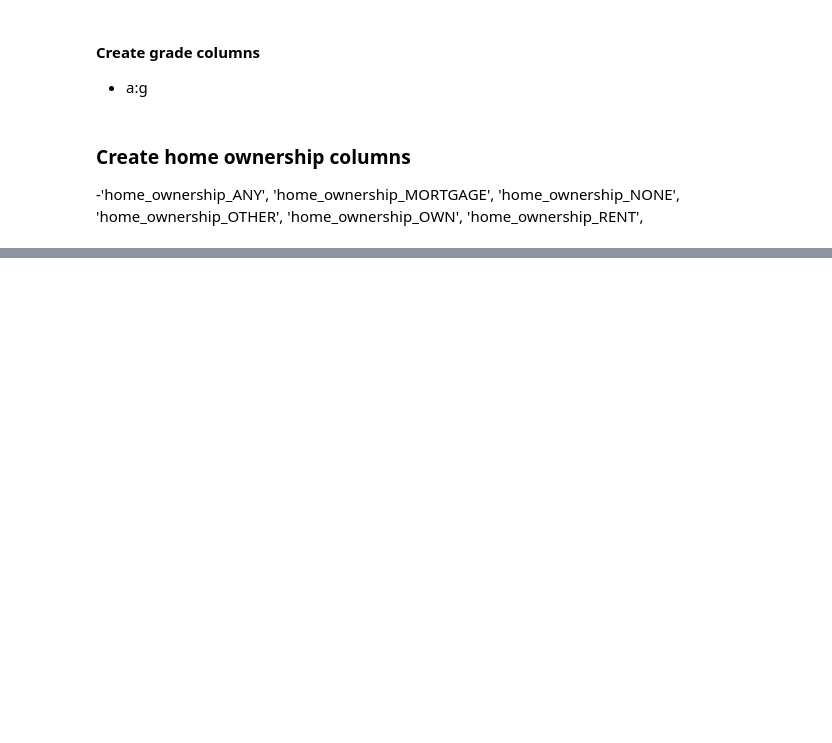
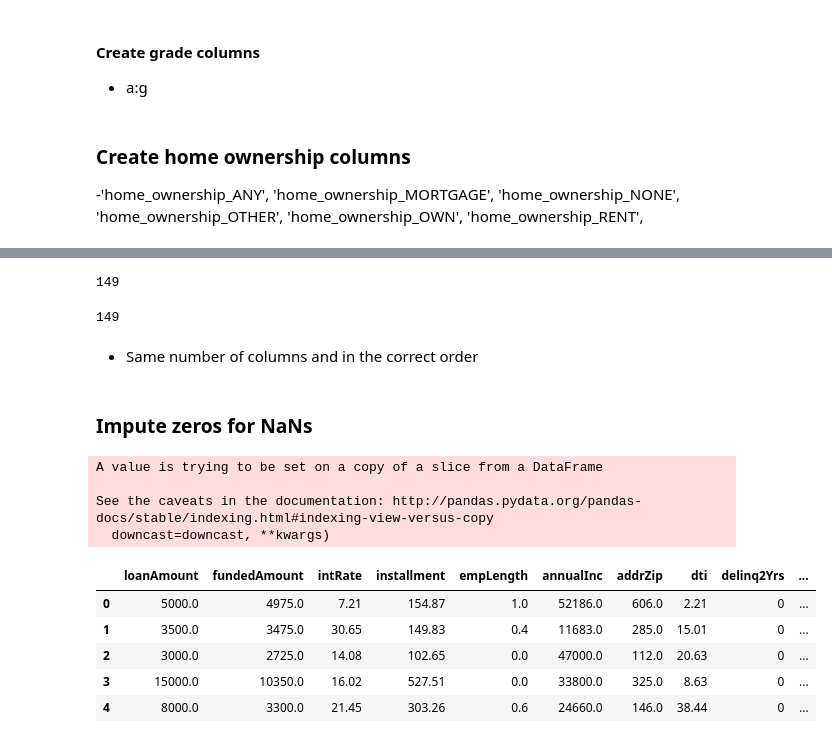
Before and after one commit to jonhilgart22/lending_club_automation, a Jupyter notebook: API_calls.ipynb, the cells around one changed output, grey strips where cells are left out. Saved outputs shown, nothing was run; the diff lists cells and outputs as text; code cells hidden in the pictures; blank space fills up the shorter version.

```diff
--- a/API_calls.ipynb
+++ b/API_calls.ipynb
@@ -98,0 +149,15 @@ memory usage: 316.9+ KB
+# %%
+loans_df['purpose_credit_card'] = [1 if i =='credit_card' else 0 for i in loans_df.purpose]
+loans_df['purpose_debt_consolidation'] = [1 if i =='debt_consolidation' else 0 for i in loans_df.purpose]
+loans_df['purpose_educational'] = [1 if i =='educational' else 0 for i in loans_df.purpose]
+loans_df['purpose_home_improvement'] = [1 if i =='home_improvement' else 0 for i in loans_df.purpose]
+loans_df['purpose_house'] = [1 if i =='house' else 0 for i in loans_df.purpose]
+loans_df['purpose_major_purchase'] = [1 if i =='major_purchase' else 0 for i in loans_df.purpose]
+loans_df['purpose_medical'] = [1 if i =='medical' else 0 for i in loans_df.purpose]
+loans_df['purpose_moving'] = [1 if i =='moving' else 0 for i in loans_df.purpose]
+loans_df['purpose_other'] = [1 if i =='other' else 0 for i in loans_df.purpose]
+loans_df['purpose_renewable_energy'] = [1 if i =='renewable_energy' else 0 for i in loans_df.purpose]
+loans_df['purpose_small_business'] = [1 if i =='small_business' else 0 for i in loans_df.purpose]
+loans_df['purpose_vacation'] = [1 if i =='vacation' else 0 for i in loans_df.purpose]
+loans_df['purpose_wedding'] = [1 if i =='wedding' else 0 for i in loans_df.purpose]
+loans_df['purpose_car'] = [1 if i =='car' else 0 for i in loans_df.purpose]
@@ -99,3 +277,5 @@ memory usage: 316.9+ KB
+# %%
+loans_df.addrZip = loans_df.addrZip.apply( lambda x: float(x[:3]))
 # %%
 # Columns to match the data model
 # empLength is in months - convert to years
@@ -122,2 +396,4 @@ cols [['fundedAmount','intRate','installment','empLength','annualInc','dti','del
+# %%
+final_api_df = loans_df[api_cols]
 # %% [markdown]
 # Data Model
@@ -280,0 +702,28 @@ cols [['fundedAmount','intRate','installment','empLength','annualInc','dti','del
+# %%
+len(total_x_cols)
+# %% [output]
+149
+# %%
+len(api_cols)
+# %% [output]
+149
+# %% [markdown]
+- Same number of columns and in the correct order
+# %% [markdown]
+### Impute zeros for NaNs
+# %%
+final_api_df.fillna(0,inplace=True)
+# %% [output]
+A value is trying to be set on a copy of a slice from a DataFrame
+
+See the caveats in the documentation: http://pandas.pydata.org/pandas-docs/stable/indexing.html#indexing-view-versus-copy
+  downcast=downcast, **kwargs)
+# %%
+final_api_df.iloc[:,:20] .head()
+# %% [output]
+|  | loanAmount | fundedAmount | intRate | installment | empLength | annualInc | addrZip | dti | delinq2Yrs | ... |
+| 0 | 5000.0 | 4975.0 | 7.21 | 154.87 | 1.0 | 52186.0 | 606.0 | 2.21 | 0 | ... |
+| 1 | 3500.0 | 3475.0 | 30.65 | 149.83 | 0.4 | 11683.0 | 285.0 | 15.01 | 0 | ... |
+| 2 | 3000.0 | 2725.0 | 14.08 | 102.65 | 0.0 | 47000.0 | 112.0 | 20.63 | 0 | ... |
+| 3 | 15000.0 | 10350.0 | 16.02 | 527.51 | 0.0 | 33800.0 | 325.0 | 8.63 | 0 | ... |
+| 4 | 8000.0 | 3300.0 | 21.45 | 303.26 | 0.6 | 24660.0 | 146.0 | 38.44 | 0 | ... |
```
Also changed, not shown: parts of 24 cells of this notebook, 2 other files.
